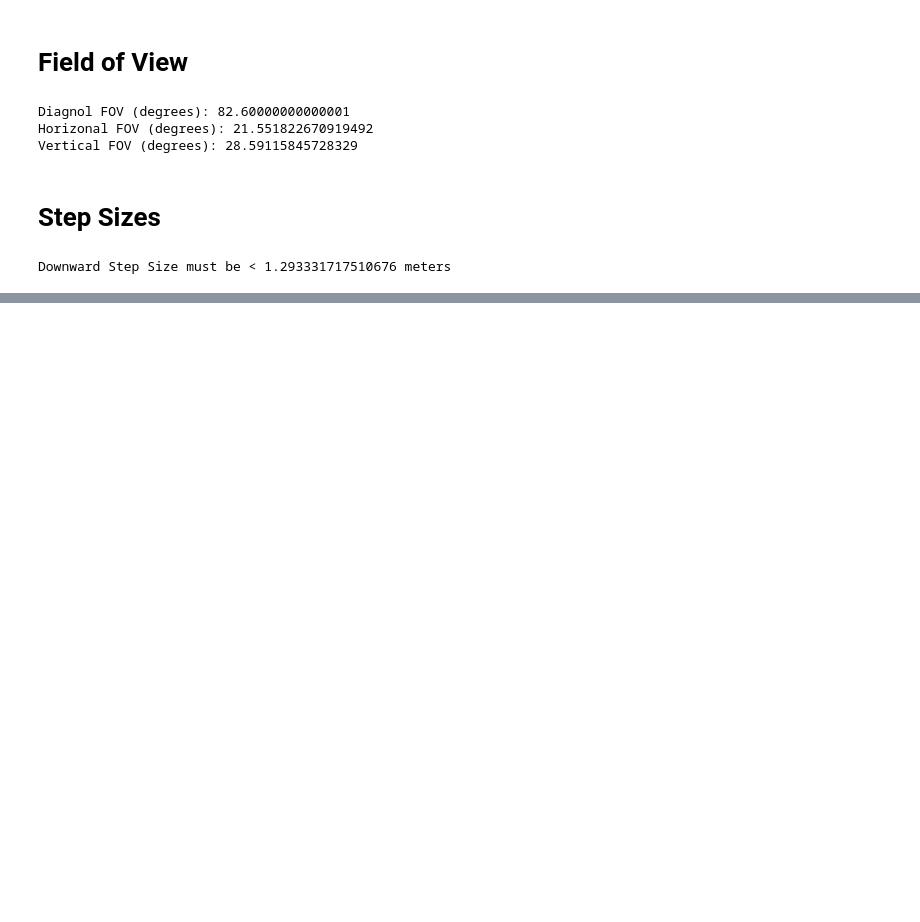
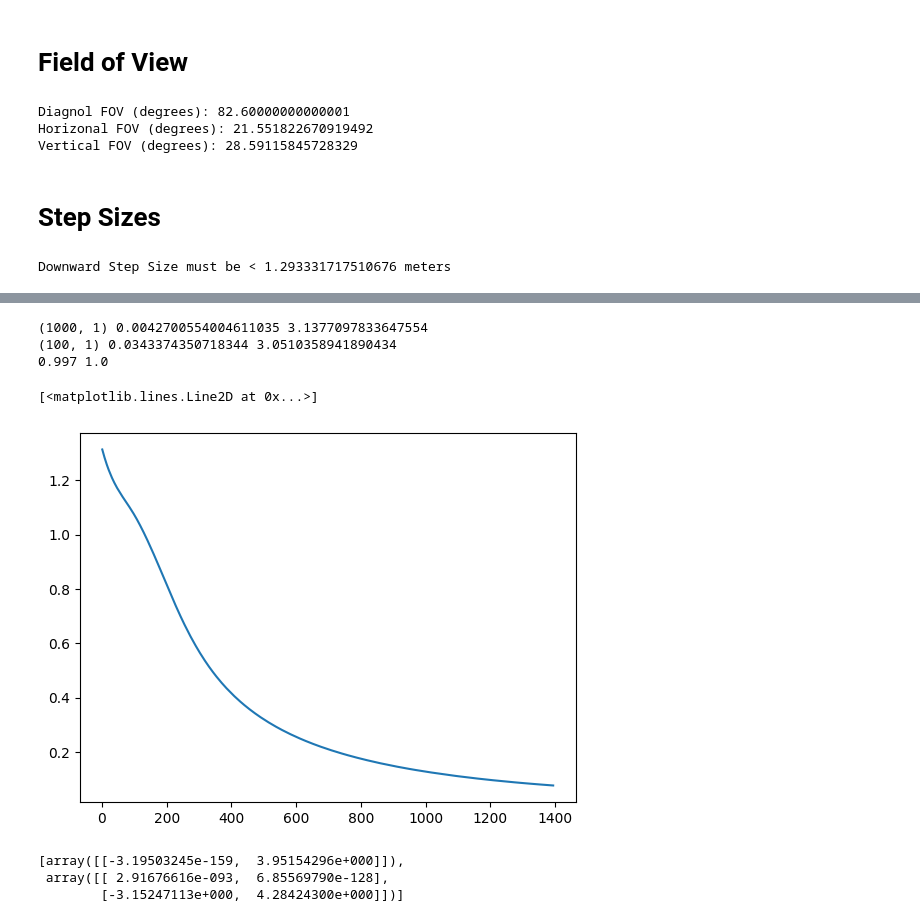
Before and after one commit to WreckItTim/rl_drone, a Jupyter notebook: Utility_Notebook.ipynb, the cells around one changed output, grey strips where cells are left out. Cells and saved outputs as stored; diff of their text form; code cells hidden in the pictures; blank space fills up the shorter version.

```diff
--- a/Utility_Notebook.ipynb
+++ b/Utility_Notebook.ipynb
@@ -32,0 +101,29 @@ Downward Step Size must be < 1.293331717510676 meters
+# %%
+def get_x2(X):
+    X2 = np.zeros((X.shape[0], 1))
+    for n in range(X.shape[0]):
+        diff = angle_diff(X[n, 0], X[n, 1])
+        X2[n] = diff
+    print(X2.shape, X2.min(), X2.max())
+    return X2
+X_train2 = get_x2(X_train)
+X_test2 = get_x2(X_test)
+mlp2 = MLPClassifier(hidden_layer_sizes=(2), max_iter=max_iters, early_stopping=False)
+mlp2.fit(X_train2, Y_train)
+P_train2 = mlp2.predict(X_train2)
+P_test2 = mlp2.predict(X_test2)
+print(accuracy_score(P_train2, Y_train), accuracy_score(P_test2, Y_test))
+iters2 = [i+1 for i in range(len(mlp2.loss_curve_))]
+plt.plot(iters2, mlp2.loss_curve_)
+# %% [output]
+(1000, 1) 0.0042700554004611035 3.1377097833647554
+(100, 1) 0.0343374350718344 3.0510358941890434
+0.997 1.0
+[<matplotlib.lines.Line2D at 0x...>]
+[figure, added]
+# %%
+mlp2.coefs_
+# %% [output]
+[array([[-3.19503245e-159,  3.95154296e+000]]),
+ array([[ 2.91676616e-093,  6.85569790e-128],
+        [-3.15247113e+000,  4.28424300e+000]])]
```
Also changed, not shown: parts of 9 cells of this notebook, 16 other files.
